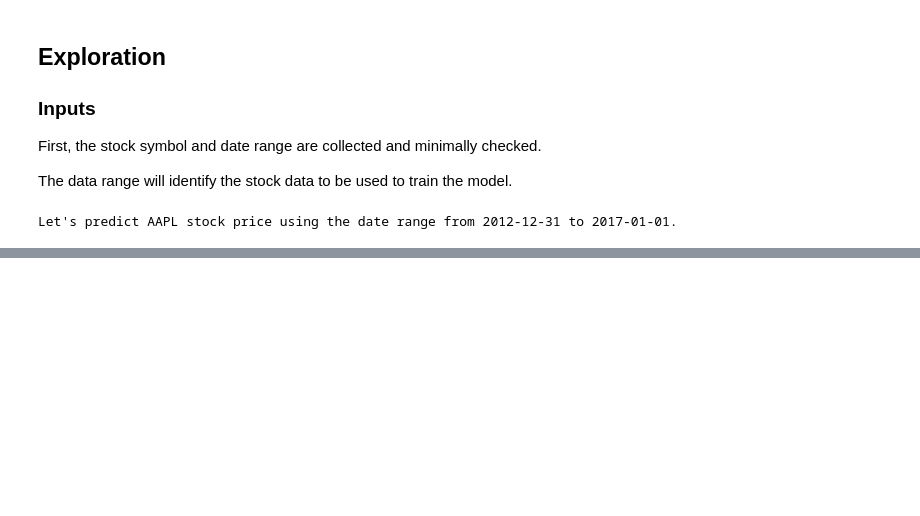
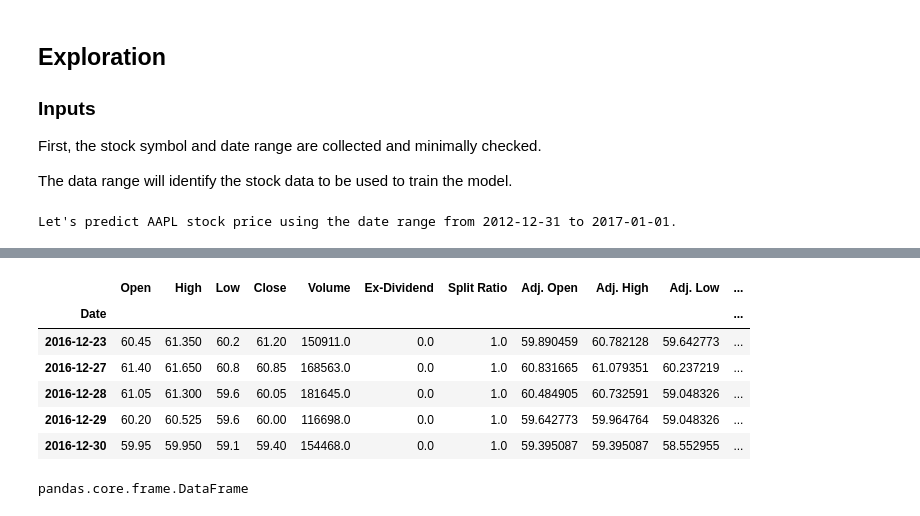
Before and after one commit to laeccan/MLND-Capstone, a Jupyter notebook: Draft-1.ipynb, the cells around one changed output, grey strips where cells are left out. Drawn from its saved outputs; the diff is of its cells as text; code cells hidden in the pictures; blank space fills up the shorter version.

```diff
--- a/Draft-1.ipynb
+++ b/Draft-1.ipynb
@@ -106,0 +119,16 @@ data.head()
+# %%
+test_data.tail()
+# %% [output]
+|  | Open | High | Low | Close | Volume | Ex-Dividend | Split Ratio | Adj. Open | Adj. High | Adj. Low | ... |
+| Date |  |  |  |  |  |  |  |  |  |  | ... |
+| 2016-12-23 | 60.45 | 61.350 | 60.2 | 61.20 | 150911.0 | 0.0 | 1.0 | 59.890459 | 60.782128 | 59.642773 | ... |
+| 2016-12-27 | 61.40 | 61.650 | 60.8 | 60.85 | 168563.0 | 0.0 | 1.0 | 60.831665 | 61.079351 | 60.237219 | ... |
+| 2016-12-28 | 61.05 | 61.300 | 59.6 | 60.05 | 181645.0 | 0.0 | 1.0 | 60.484905 | 60.732591 | 59.048326 | ... |
+| 2016-12-29 | 60.20 | 60.525 | 59.6 | 60.00 | 116698.0 | 0.0 | 1.0 | 59.642773 | 59.964764 | 59.048326 | ... |
+| 2016-12-30 | 59.95 | 59.950 | 59.1 | 59.40 | 154468.0 | 0.0 | 1.0 | 59.395087 | 59.395087 | 58.552955 | ... |
+# %%
+# Actual stock data for prediction date
+actual_data = quandl.get("WIKI/"+stock_symbol, start_date=prediction_date, end_date=prediction_date)
+actual_data
+# %% [output]
+pandas.core.frame.DataFrame
```
Also changed, not shown: parts of 11 cells of this notebook.
